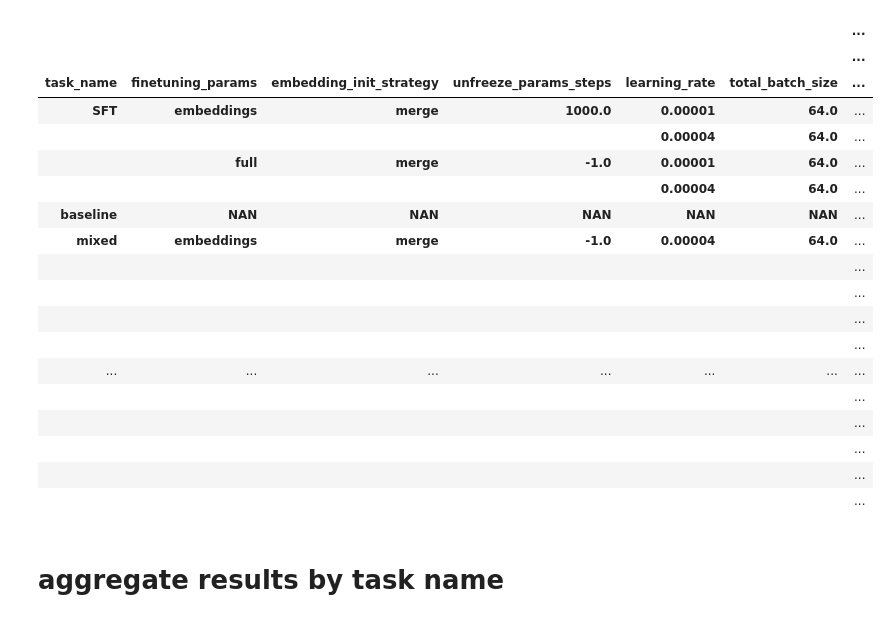
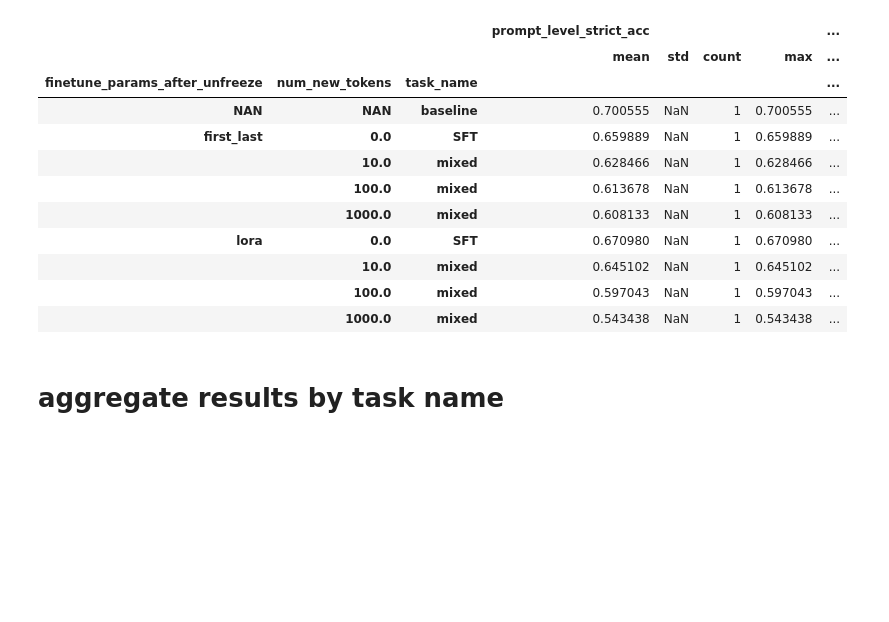
Before and after one commit to alexstein0/efficient_tokenization_for_inference, a Jupyter notebook: analyze_results.ipynb, the cells around one changed output. Drawn from its saved outputs; the diff is of its cells as text; code cells hidden in the pictures; blank space fills up the shorter version.

Commit message:
code is working, running experiments

```diff
--- a/analyze_results.ipynb
+++ b/analyze_results.ipynb
@@ -7,7 +7,7 @@ import os
 # %%
 # FOR IF EVAL
 results_dir = "eval_results"
-experiment = "warmup-tests"
+experiment = "templating"
 results_file_name = "eval_results.csv"
 
 results_file = os.path.join(results_dir, experiment, results_file_name)
@@ -23,6 +23,9 @@ main_results["task_name"].replace("ifeval", "baseline", inplace=True)
 def get_aggregated_results(result_df: pd.DataFrame, column: list[str]) -> pd.DataFrame:
     aggregated_results = result_df.groupby(column).agg({
         "prompt_level_strict_acc": ["mean", "std", "count", "max"],
+        "compression_ratio": ["mean"],
+        "learning_ratio": ["mean"],
+        "theoretical_compression_ratio": ["mean"],
     })
     return aggregated_results
 
@@ -48,25 +51,0 @@ For example, when doing 'df[col].method(value, inplace=True)', try using 'df.met
-# %%
-results_dir = "eval_results"
-experiment = "sweep"
-results_file_name = "eval_results.csv"
-
-results_file = os.path.join(results_dir, experiment, results_file_name)
-
-df = pd.read_csv(results_file)
-
-main_results = df[df["alias"] == "minerva_math"]
-main_results.fillna("NAN", inplace=True)
-main_results["task_name"].replace("minerva_math", "baseline", inplace=True)
-
-# main_results = main_results[main_results["total_batch_size"] == 64]
-# main_results = main_results[main_results["num_new_tokens"] == 10]
-# main_results = main_results[main_results["task_name"] == "translation"]
-
-def get_aggregated_results(result_df: pd.DataFrame, column: list[str]) -> pd.DataFrame:
-    aggregated_results = result_df.groupby(column).agg({
-        "exact_match": ["mean", "std", "count", "max"],
-    })
-    return aggregated_results
-
-# main_results.sort_values(by="exact_match", ascending=True)
-main_results.sort_values(by="num_new_tokens", ascending=True)
@@ -84,26 +74,19 @@ ValueError: Value must be a nonnegative integer or None
 # %%
-agg_col = [ "task_name", "finetuning_params", "embedding_init_strategy", "unfreeze_params_steps", "learning_rate", "total_batch_size","num_new_tokens"]
+agg_col = [ "finetune_params_after_unfreeze", "num_new_tokens", "task_name"]
 display(get_aggregated_results(main_results, agg_col))
 # %% [output]
-|  |  |  |  |  |  | ... |
-|  |  |  |  |  |  | ... |
-| task_name | finetuning_params | embedding_init_strategy | unfreeze_params_steps | learning_rate | total_batch_size | ... |
-| SFT | embeddings | merge | 1000.0 | 0.00001 | 64.0 | ... |
-|  |  |  |  | 0.00004 | 64.0 | ... |
-|  | full | merge | -1.0 | 0.00001 | 64.0 | ... |
-|  |  |  |  | 0.00004 | 64.0 | ... |
-| baseline | NAN | NAN | NAN | NAN | NAN | ... |
-| mixed | embeddings | merge | -1.0 | 0.00004 | 64.0 | ... |
-|  |  |  |  |  |  | ... |
-|  |  |  |  |  |  | ... |
-|  |  |  |  |  |  | ... |
-|  |  |  |  |  |  | ... |
-| ... | ... | ... | ... | ... | ... | ... |
-|  |  |  |  |  |  | ... |
-|  |  |  |  |  |  | ... |
-|  |  |  |  |  |  | ... |
-|  |  |  |  |  |  | ... |
-|  |  |  |  |  |  | ... |
+|  |  |  | prompt_level_strict_acc |  |  |  | ... |
+|  |  |  | mean | std | count | max | ... |
+| finetune_params_after_unfreeze | num_new_tokens | task_name |  |  |  |  | ... |
+| NAN | NAN | baseline | 0.700555 | NaN | 1 | 0.700555 | ... |
+| first_last | 0.0 | SFT | 0.659889 | NaN | 1 | 0.659889 | ... |
+|  | 10.0 | mixed | 0.628466 | NaN | 1 | 0.628466 | ... |
+|  | 100.0 | mixed | 0.613678 | NaN | 1 | 0.613678 | ... |
+|  | 1000.0 | mixed | 0.608133 | NaN | 1 | 0.608133 | ... |
+| lora | 0.0 | SFT | 0.670980 | NaN | 1 | 0.670980 | ... |
+|  | 10.0 | mixed | 0.645102 | NaN | 1 | 0.645102 | ... |
+|  | 100.0 | mixed | 0.597043 | NaN | 1 | 0.597043 | ... |
+|  | 1000.0 | mixed | 0.543438 | NaN | 1 | 0.543438 | ... |
 # %% [markdown]
 # aggregate results by task name
 # %%
```
Also changed, not shown: parts of 3 cells of this notebook, 38 other files.
